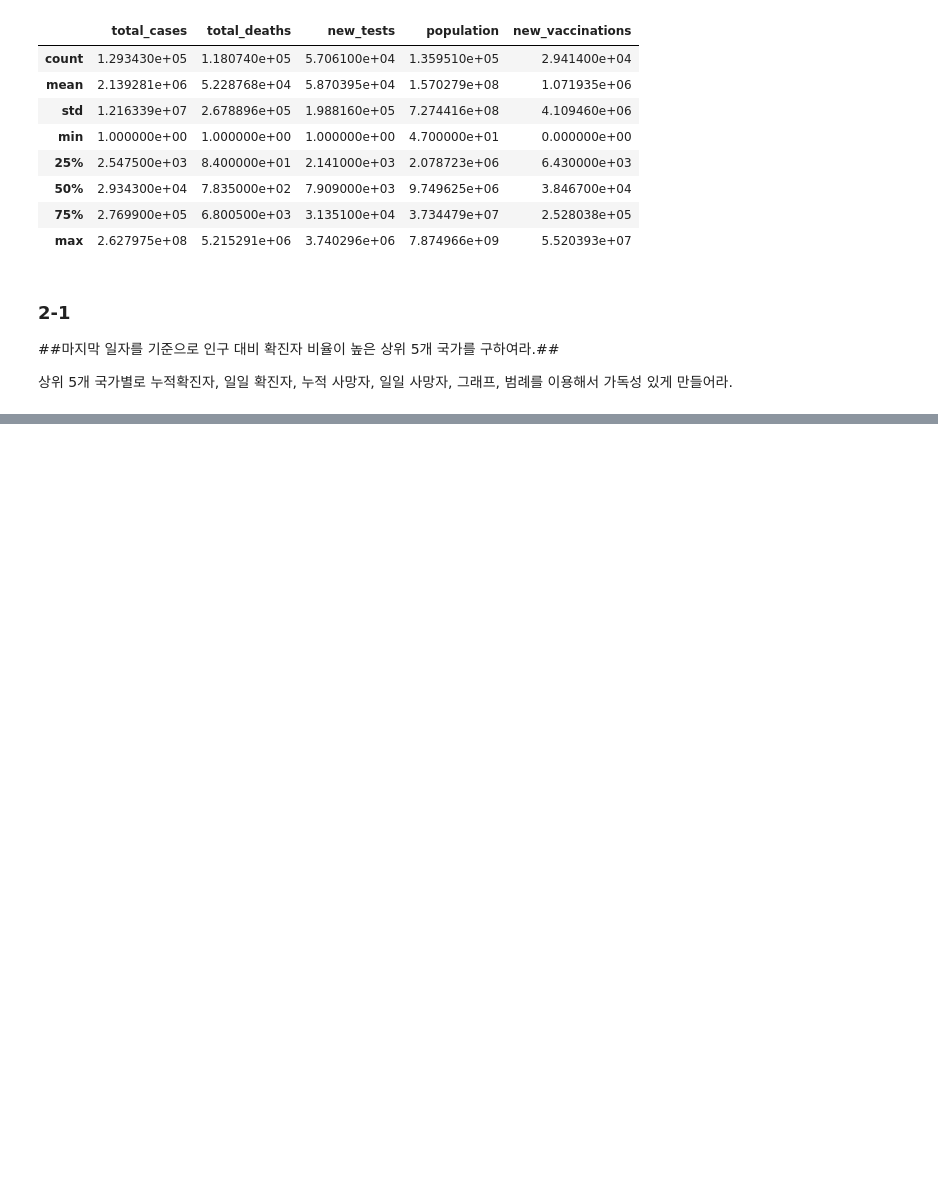
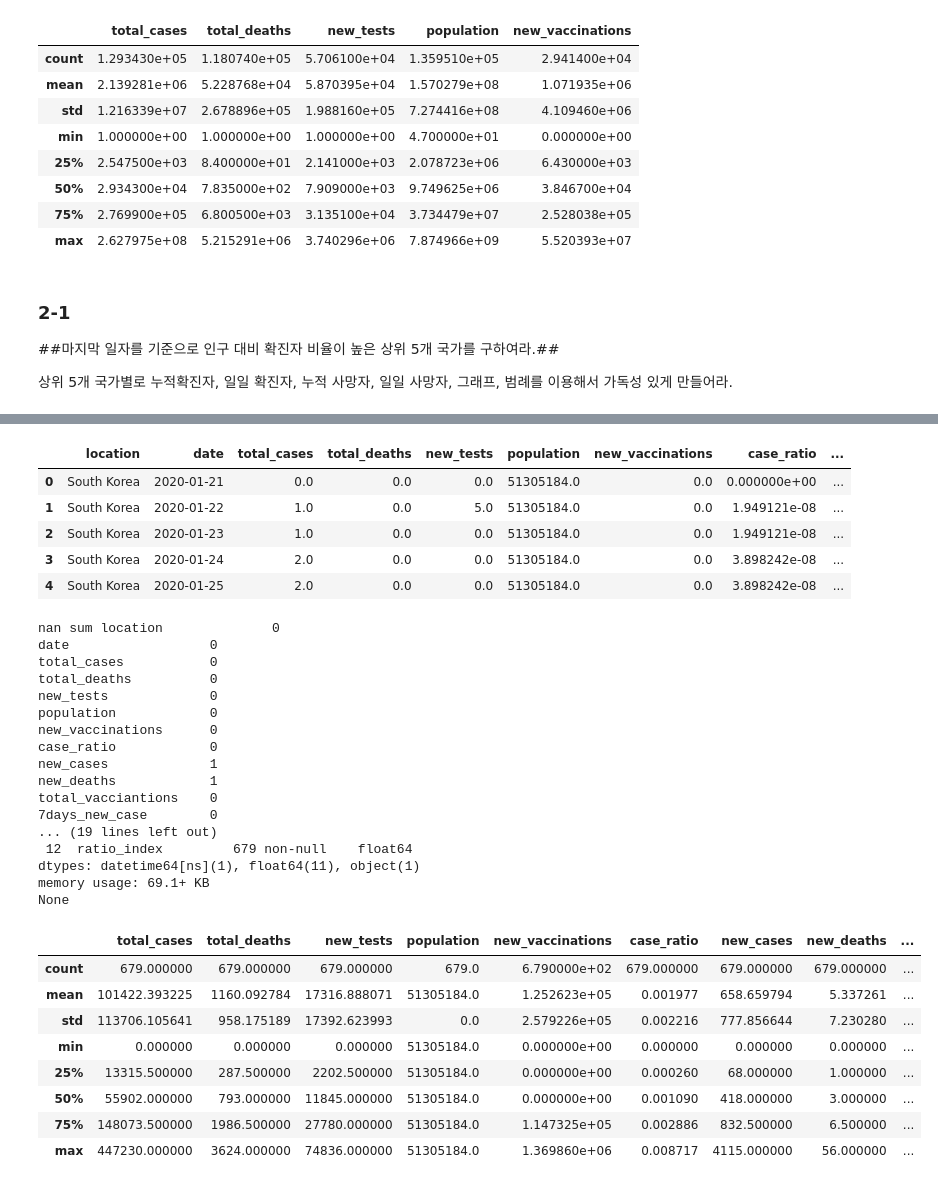
Before and after one commit to johyunkang/adp_certificate, a Jupyter notebook: adp_17.ipynb, the cells around one changed output, grey strips where cells are left out. Cells and saved outputs as stored; diff of their text form; code cells hidden in the pictures; blank space fills up the shorter version.

```diff
--- a/adp_17.ipynb
+++ b/adp_17.ipynb
@@ -422,0 +530,42 @@ for v in ['total_cases','new_cases','total_deaths','new_deaths']:
+# %%
+ko = df[df.location == 'South Korea'].reset_index(drop=True)
+display(ko.head())
+
+import numpy as np
+print('nan sum', ko.isna().sum())
+ko = ko.fillna(0)
+print(ko.info())
+display(ko.describe())
+# %% [output]
+|  | location | date | total_cases | total_deaths | new_tests | population | new_vaccinations | case_ratio | ... |
+| 0 | South Korea | 2020-01-21 | 0.0 | 0.0 | 0.0 | 51305184.0 | 0.0 | 0.000000e+00 | ... |
+| 1 | South Korea | 2020-01-22 | 1.0 | 0.0 | 5.0 | 51305184.0 | 0.0 | 1.949121e-08 | ... |
+| 2 | South Korea | 2020-01-23 | 1.0 | 0.0 | 0.0 | 51305184.0 | 0.0 | 1.949121e-08 | ... |
+| 3 | South Korea | 2020-01-24 | 2.0 | 0.0 | 0.0 | 51305184.0 | 0.0 | 3.898242e-08 | ... |
+| 4 | South Korea | 2020-01-25 | 2.0 | 0.0 | 0.0 | 51305184.0 | 0.0 | 3.898242e-08 | ... |
+nan sum location              0
+date                  0
+total_cases           0
+total_deaths          0
+new_tests             0
+population            0
+new_vaccinations      0
+case_ratio            0
+new_cases             1
+new_deaths            1
+total_vacciantions    0
+7days_new_case        0
+... (19 lines left out)
+ 12  ratio_index         679 non-null    float64
+dtypes: datetime64[ns](1), float64(11), object(1)
+memory usage: 69.1+ KB
+None
+|  | total_cases | total_deaths | new_tests | population | new_vaccinations | case_ratio | new_cases | new_deaths | ... |
+| count | 679.000000 | 679.000000 | 679.000000 | 679.0 | 6.790000e+02 | 679.000000 | 679.000000 | 679.000000 | ... |
+| mean | 101422.393225 | 1160.092784 | 17316.888071 | 51305184.0 | 1.252623e+05 | 0.001977 | 658.659794 | 5.337261 | ... |
+| std | 113706.105641 | 958.175189 | 17392.623993 | 0.0 | 2.579226e+05 | 0.002216 | 777.856644 | 7.230280 | ... |
+| min | 0.000000 | 0.000000 | 0.000000 | 51305184.0 | 0.000000e+00 | 0.000000 | 0.000000 | 0.000000 | ... |
+| 25% | 13315.500000 | 287.500000 | 2202.500000 | 51305184.0 | 0.000000e+00 | 0.000260 | 68.000000 | 1.000000 | ... |
+| 50% | 55902.000000 | 793.000000 | 11845.000000 | 51305184.0 | 0.000000e+00 | 0.001090 | 418.000000 | 3.000000 | ... |
+| 75% | 148073.500000 | 1986.500000 | 27780.000000 | 51305184.0 | 1.147325e+05 | 0.002886 | 832.500000 | 6.500000 | ... |
+| max | 447230.000000 | 3624.000000 | 74836.000000 | 51305184.0 | 1.369860e+06 | 0.008717 | 4115.000000 | 56.000000 | ... |
```
Also changed, not shown: parts of 7 cells of this notebook.
